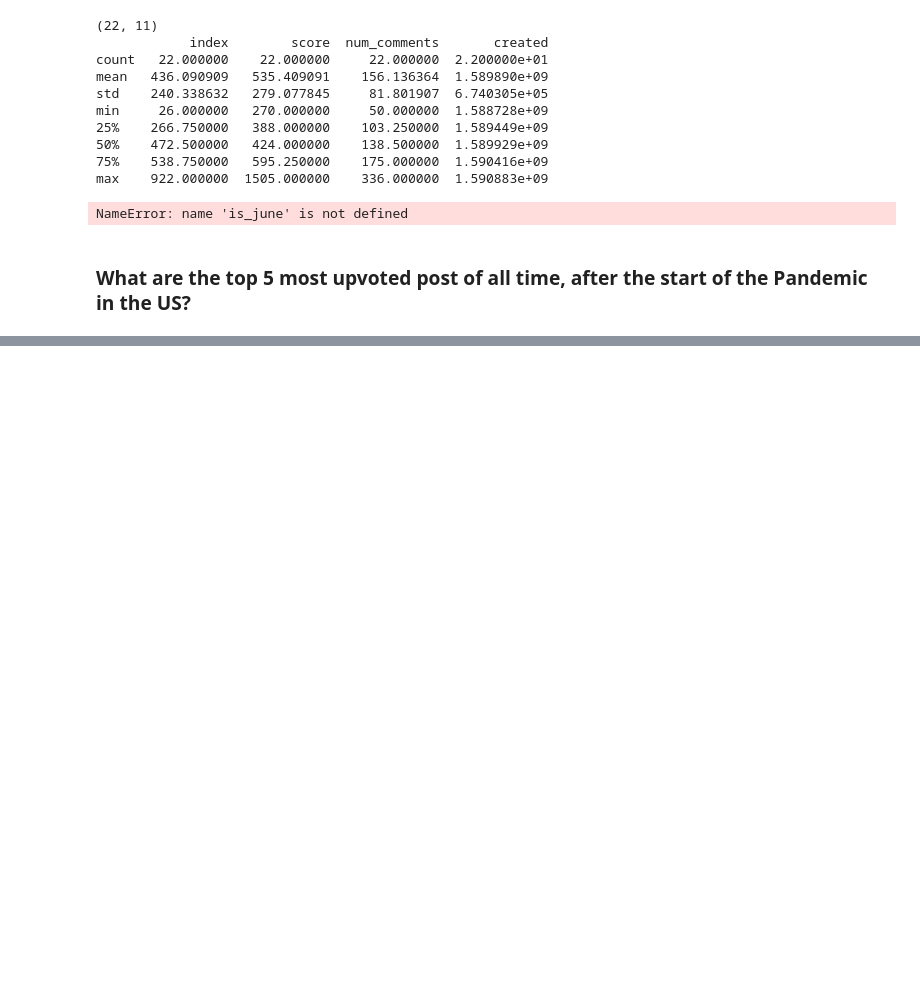
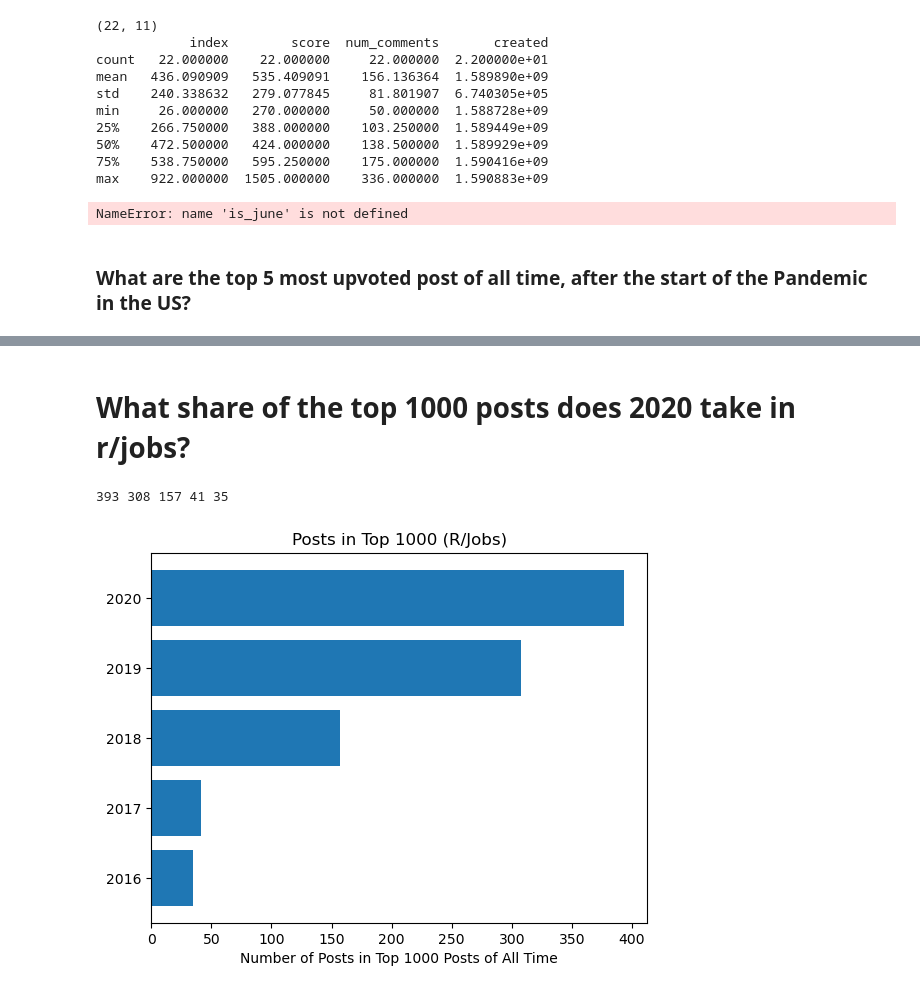
Before and after one commit to delpinolisette/comm318_F20_Final_Project, a Jupyter notebook: data_analysis/r_jobs_data_exploration_new.ipynb, the cells around one changed output, grey strips where cells are left out. Drawn from its saved outputs; the diff is of its cells as text; code cells hidden in the pictures; blank space fills up the shorter version.

Commit message:
data story updates

```diff
--- a/data_analysis/r_jobs_data_exploration_new.ipynb
+++ b/data_analysis/r_jobs_data_exploration_new.ipynb
@@ -447,0 +432,49 @@ plt.show()
+# %% [markdown]
+# What share of the top 1000 posts does 2020 take in r/jobs?
+# %%
+#count representation by year
+ct_2020 = 0
+ct_2019 = 0
+ct_2018 = 0
+ct_2017 = 0
+ct_2016 = 0
+
+for x in df['date_created']:
+    if '2020' in x:
+        ct_2020 += 1
+    if '2019' in x:
+        ct_2019 += 1
+    if '2018' in x:
+        ct_2018 += 1
+    if '2017' in x:
+        ct_2017 += 1
+    if '2016' in x:
+        ct_2016 += 1
+
+print(ct_2020, ct_2019, ct_2018, ct_2017, ct_2016)
+# %% [output]
+393 308 157 41 35
+# %%
+labels = ['2020', '2019', '2018','2017','2016']
+import matplotlib.pyplot as plt
+import numpy as np
+
+
+plt.rcdefaults()
+fig, ax = plt.subplots()
+
+# Example data
+years = ('2020', '2019', '2018','2017','2016')
+y_pos = np.arange(len(years))
+num_posts = [393 ,308,157,41,35]
+
+ax.barh(y_pos, num_posts, align='center')
+ax.set_yticks(y_pos)
+ax.set_yticklabels(years)
+ax.invert_yaxis()  # labels read top-to-bottom
+ax.set_xlabel('Number of Posts in Top 1000 Posts of All Time')
+ax.set_title('Posts in Top 1000 (R/Jobs)')
+
+plt.show()
+# %% [output]
+[figure, added]
```
Also changed, not shown: parts of 4 cells of this notebook, 2 other files.
